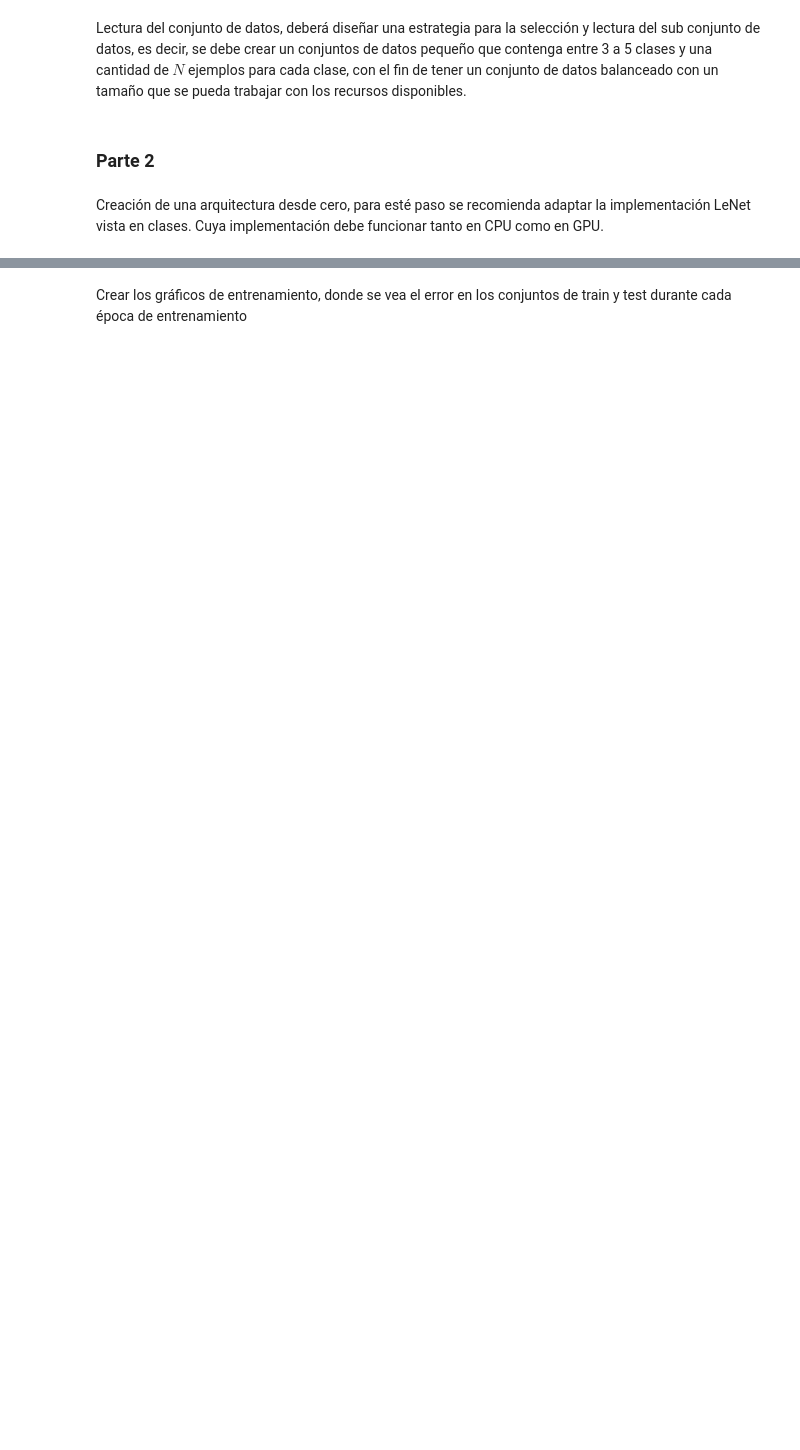
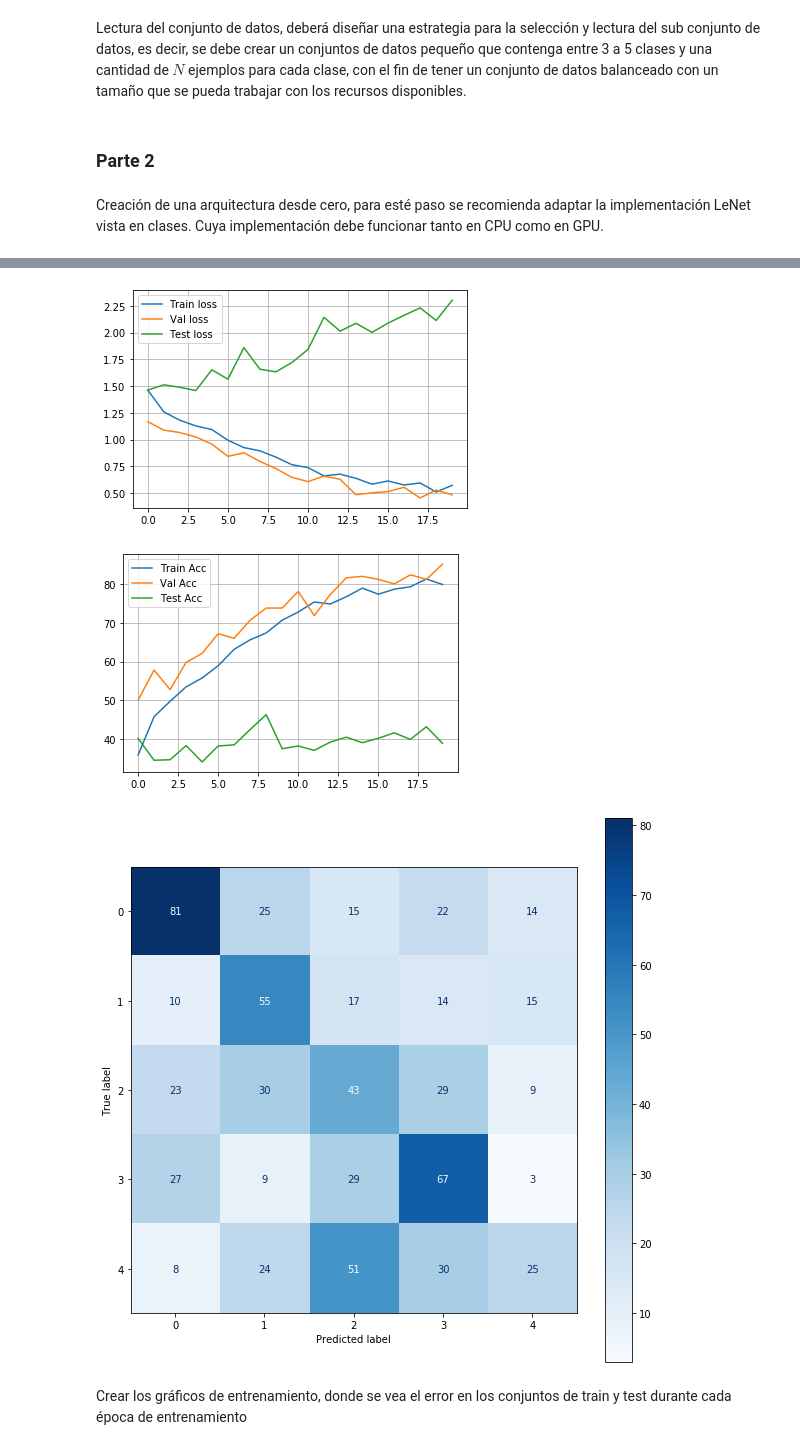
Before and after one commit to matiascoronados/deep_lab, a Jupyter notebook: deep_lab1.ipynb, the cells around one changed output, grey strips where cells are left out. Saved outputs shown, nothing was run; the diff lists cells and outputs as text; code cells hidden in the pictures; blank space fills up the shorter version.

```diff
--- a/deep_lab1.ipynb
+++ b/deep_lab1.ipynb
@@ -368,0 +476,3 @@ Epoch: 05 | Epoch Time: 0m 29s
+# %%
+red_cnn(lenet3,20)
+# %% [output]
@@ -369,2 +496,5 @@ Epoch: 05 | Epoch Time: 0m 29s
+[figure, added]
+[figure, added]
+[figure, added]
 # %% [markdown]
 Crear los gráficos de entrenamiento, donde se vea el error en los conjuntos de train y test durante cada época de entrenamiento
```
Also changed, not shown: parts of 33 cells of this notebook.
